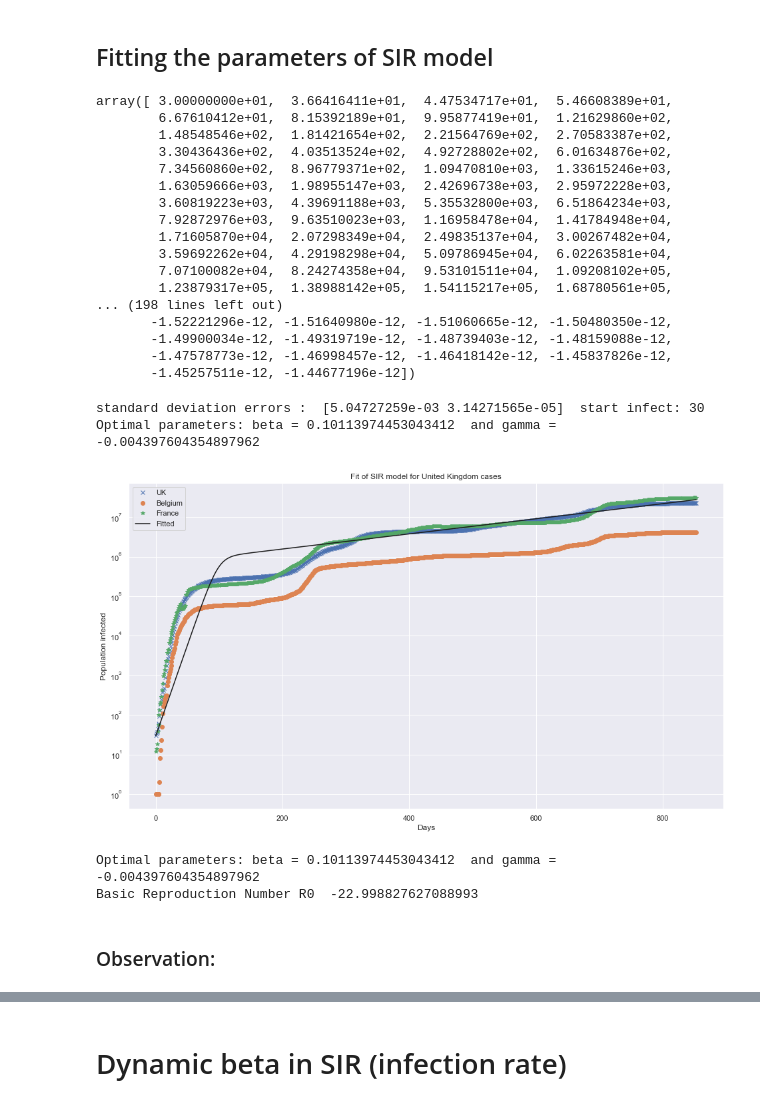
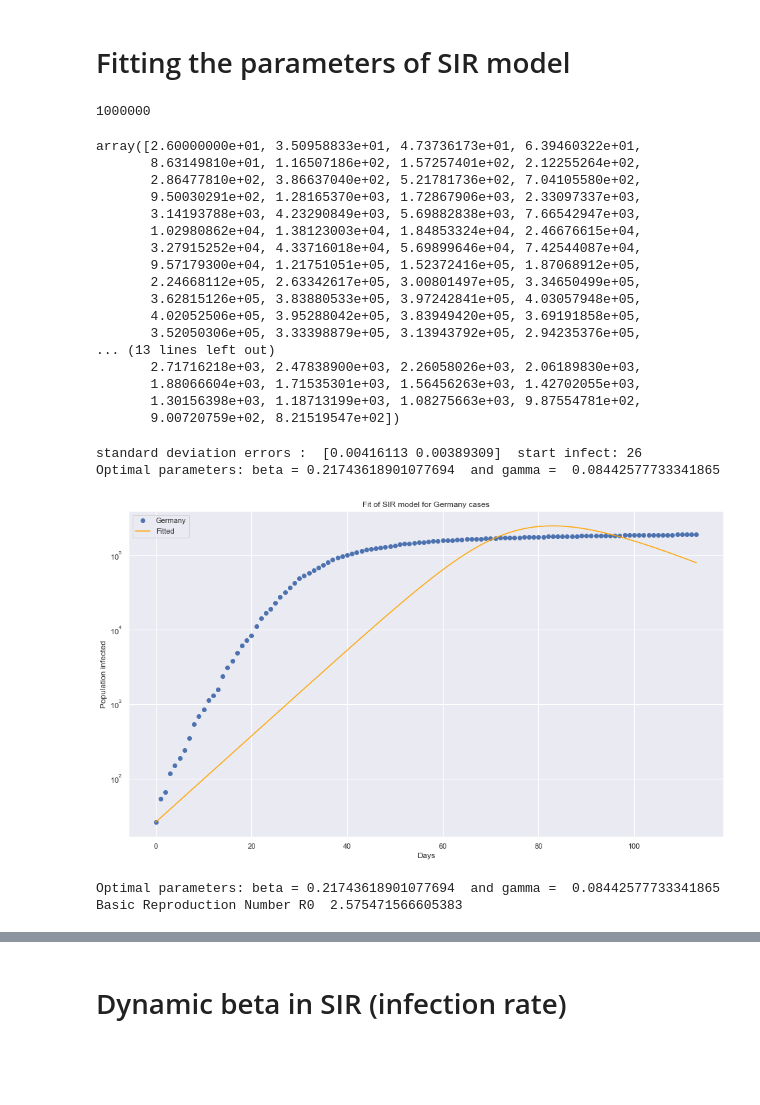
Before and after one commit to IhabAlzalam/EDS_Covid, a Jupyter notebook: notebooks/SIR_Modelling.ipynb, the cells around one changed output, grey strips where cells are left out. Cells and saved outputs as stored; diff of their text form; code cells hidden in the pictures; blank space fills up the shorter version.

```diff
--- a/notebooks/SIR_Modelling.ipynb
+++ b/notebooks/SIR_Modelling.ipynb
@@ -45,11 +47,11 @@ df_analyse.sort_values('date',ascending=True)[:200]
 # %%
 # beta/gamm is the reprodution number ----> means that 1 person can infect 4 persons (source:Media)
 N0=1000000 #max susceptible population
-beta=0.29   # infection spread dynamics
+beta=0.4   # infection spread dynamics
 gamma=0.1  # recovery rate
 
 # condition I0+S0+R0=N0
-I0=df_analyse["United Kingdom"][30]
+I0=df_analyse["Germany"][36]
 S0=N0-I0
 R0=0
 # %%
@@ -106,15 +117,19 @@ ax1.legend(loc='best',
 # %% [markdown]
-## Fitting the parameters of SIR model
+# Fitting the parameters of SIR model
 # %%
-ydata = np.array(df_analyse["United Kingdom"][33:])
-b_data = np.array(df_analyse.Belgium[33:])
-f_data = np.array(df_analyse.France[33:])
+ydata = np.array(df_analyse["Germany"][36:150])
+#b_data = np.array(df_analyse.Belgium[33:])
+#f_data = np.array(df_analyse.France[33:])
 t=np.arange(len(ydata))
 # %%
 # ensure re-initialization
 I0=ydata[0]
 S0=N0-I0
 R0=0
+beta
+N0
+# %% [output]
+1000000
 # %%
 def SIR_model_t(SIR,t,beta,gamma):
     ''' Simple SIR model
@@ -143,33 +160,38 @@ def fit_odeint(x, beta, gamma):
     return integrate.odeint(SIR_model_t, (S0, I0, R0), t, args=(beta, gamma))[:,1] # we only would like to get dI
 # %%
 # example curve of our differential equationa
-popt=[0.34,0.14]
+popt=[0.4,0.1]
 fit_odeint(t, *popt)
 # %% [output]
-array([ 3.00000000e+01,  3.66416411e+01,  4.47534717e+01,  5.46608389e+01,
-        6.67610412e+01,  8.15392189e+01,  9.95877419e+01,  1.21629860e+02,
-        1.48548546e+02,  1.81421654e+02,  2.21564769e+02,  2.70583387e+02,
-        3.30436436e+02,  4.03513524e+02,  4.92728802e+02,  6.01634876e+02,
-        7.34560860e+02,  8.96779371e+02,  1.09470810e+03,  1.33615246e+03,
-        1.63059666e+03,  1.98955147e+03,  2.42696738e+03,  2.95972228e+03,
-        3.60819223e+03,  4.39691188e+03,  5.35532800e+03,  6.51864234e+03,
-        7.92872976e+03,  9.63510023e+03,  1.16958478e+04,  1.41784948e+04,
-        1.71605870e+04,  2.07298349e+04,  2.49835137e+04,  3.00267482e+04,
-        3.59692262e+04,  4.29198298e+04,  5.09786945e+04,  6.02263581e+04,
-        7.07100082e+04,  8.24274358e+04,  9.53101511e+04,  1.09208102e+05,
-        1.23879317e+05,  1.38988142e+05,  1.54115217e+05,  1.68780561e+05,
-... (198 lines left out)
-       -1.52221296e-12, -1.51640980e-12, -1.51060665e-12, -1.50480350e-12,
-       -1.49900034e-12, -1.49319719e-12, -1.48739403e-12, -1.48159088e-12,
-       -1.47578773e-12, -1.46998457e-12, -1.46418142e-12, -1.45837826e-12,
-       -1.45257511e-12, -1.44677196e-12])
+array([2.60000000e+01, 3.50958833e+01, 4.73736173e+01, 6.39460322e+01,
+       8.63149810e+01, 1.16507186e+02, 1.57257401e+02, 2.12255264e+02,
+       2.86477810e+02, 3.86637040e+02, 5.21781736e+02, 7.04105580e+02,
+       9.50030291e+02, 1.28165370e+03, 1.72867906e+03, 2.33097337e+03,
+       3.14193788e+03, 4.23290849e+03, 5.69882838e+03, 7.66542947e+03,
+       1.02980862e+04, 1.38123003e+04, 1.84853324e+04, 2.46676615e+04,
+       3.27915252e+04, 4.33716018e+04, 5.69899646e+04, 7.42544087e+04,
+       9.57179300e+04, 1.21751051e+05, 1.52372416e+05, 1.87068912e+05,
+       2.24668112e+05, 2.63342617e+05, 3.00801497e+05, 3.34650499e+05,
+       3.62815126e+05, 3.83880533e+05, 3.97242841e+05, 4.03057948e+05,
+       4.02052506e+05, 3.95288042e+05, 3.83949420e+05, 3.69191858e+05,
+       3.52050306e+05, 3.33398879e+05, 3.13943792e+05, 2.94235376e+05,
+... (13 lines left out)
+       2.71716218e+03, 2.47838900e+03, 2.26058026e+03, 2.06189830e+03,
+       1.88066604e+03, 1.71535301e+03, 1.56456263e+03, 1.42702055e+03,
+       1.30156398e+03, 1.18713199e+03, 1.08275663e+03, 9.87554781e+02,
+       9.00720759e+02, 8.21519547e+02])
 # %%
 popt, pcov = optimize.curve_fit(fit_odeint, t, ydata)
+#popt:array
+#Optimal values for the parameters so that the sum of the squared residuals of f(xdata, *popt) - ydata is minimized.
 perr = np.sqrt(np.diag(pcov))
+#pcov2-D array
+#The estimated covariance of popt. The diagonals provide the variance of the parameter estimate.
+#To compute one standard deviation errors on the parameters use perr = np.sqrt(np.diag(pcov)).
 
 print('standard deviation errors : ',str(perr), ' start infect:',ydata[0])
 print("Optimal parameters: beta =", popt[0], " and gamma = ", popt[1])
 # %% [output]
-standard deviation errors :  [5.04727259e-03 3.14271565e-05]  start infect: 30
-Optimal parameters: beta = 0.10113974453043412  and gamma =  -0.004397604354897962
+standard deviation errors :  [0.00416113 0.00389309]  start infect: 26
+Optimal parameters: beta = 0.21743618901077694  and gamma =  0.08442577733341865
 # %%
@@ -177,19 +199,17 @@ Optimal parameters: beta = 0.10113974453043412  and gamma =  -0.0043976043548979
 fitted=fit_odeint(t, *popt)
 # %%
-plt.semilogy(t, ydata, 'x', label="UK")
-plt.semilogy(t, b_data, 'o', label="Belgium")
-plt.semilogy(t, f_data, '*', label="France")
-plt.semilogy(t, fitted, color= "k", label="Fitted")
-plt.title("Fit of SIR model for United Kingdom cases")
+plt.semilogy(t, ydata, 'o', label="Germany")
+#plt.semilogy(t, b_data, 'o', label="Belgium")
+#plt.semilogy(t, f_data, '*', label="France")
+plt.semilogy(t, fitted, color= "orange", label="Fitted")
+plt.title("Fit of SIR model for Germany cases")
 plt.ylabel("Population infected")
 plt.xlabel("Days")
 plt.legend(loc="upper left")
 plt.show()
 print("Optimal parameters: beta =", popt[0], " and gamma = ", popt[1])
 print("Basic Reproduction Number R0 " , popt[0]/ popt[1])
 # %% [output]
-[figure, old version]
+[figure, new version]
-Optimal parameters: beta = 0.10113974453043412  and gamma =  -0.004397604354897962
-Basic Reproduction Number R0  -22.998827627088993
+Optimal parameters: beta = 0.21743618901077694  and gamma =  0.08442577733341865
+Basic Reproduction Number R0  2.575471566605383
-# %% [markdown]
-### Observation:
```
Also changed, not shown: parts of 11 cells of this notebook, 6 other files.
